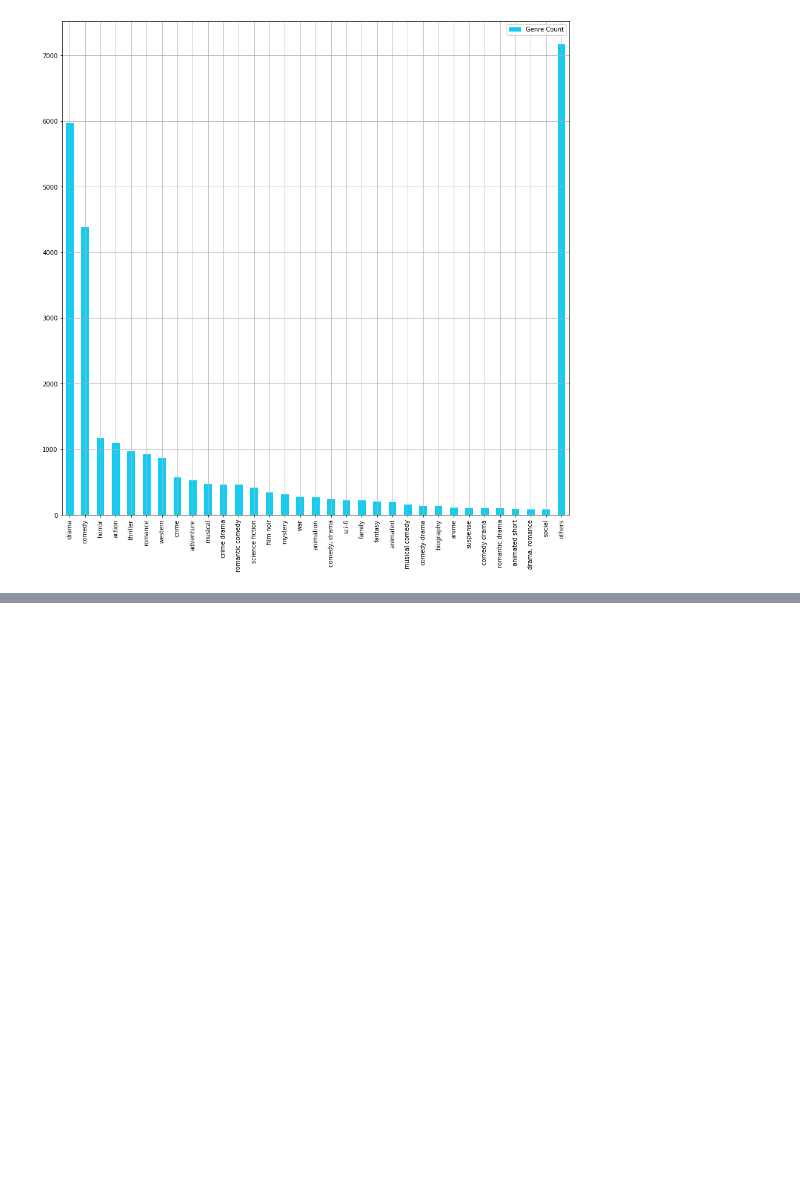
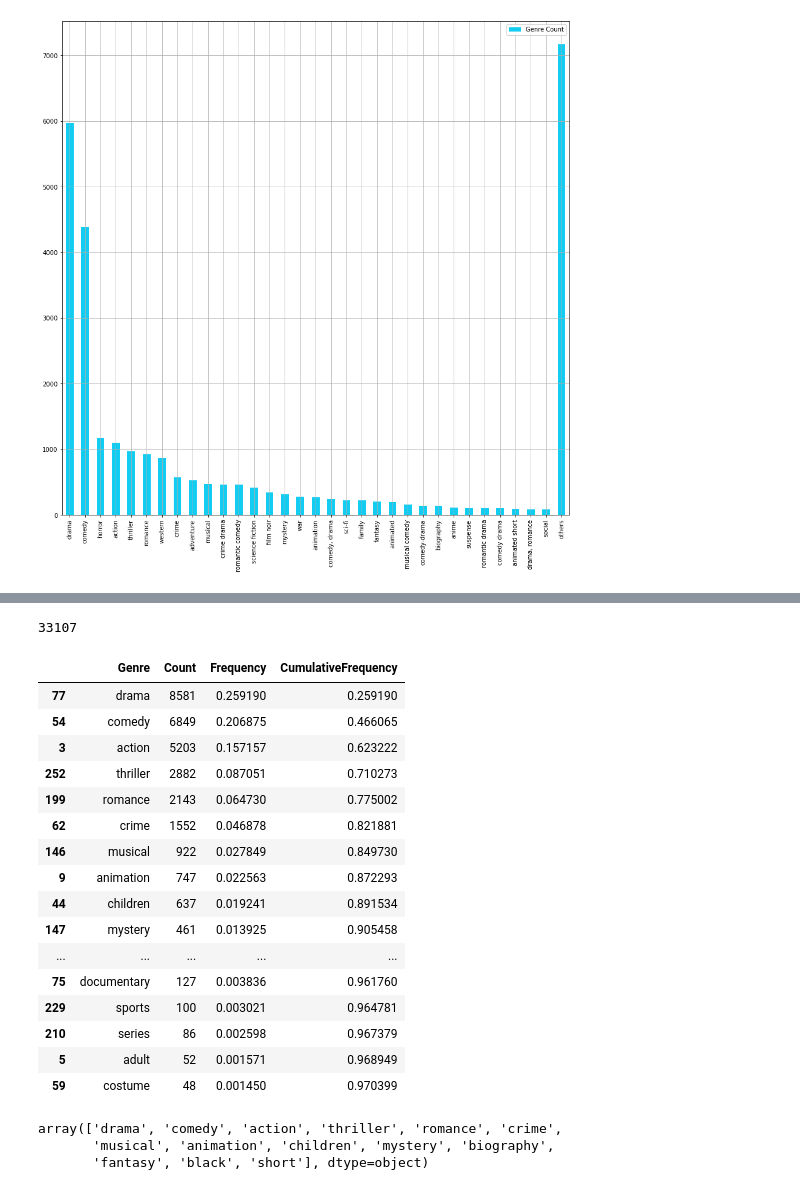
Before and after one commit to vedangj044/whattowatch, a Jupyter notebook: visualization_b.ipynb, the cells around one changed output, grey strips where cells are left out. Saved outputs shown, nothing was run; the diff lists cells and outputs as text; code cells hidden in the pictures; blank space fills up the shorter version.

```diff
--- a/visualization_b.ipynb
+++ b/visualization_b.ipynb
@@ -208,0 +662,3 @@ plt.savefig('foo2_1.png')
+# %%
+genres['Count']=1
+genres[['Genre','Count']].groupby(['Genre'], as_index=False).sum().sort_values(['Count'], ascending=False).head(10)
@@ -208,0 +715,33 @@ plt.savefig('foo2_1.png')
+# %%
+TotalCountGenres=sum(genres['Count'])
+TotalCountGenres
+# %% [output]
+33107
+# %%
+genres['Frequency'] = genres['Count']/TotalCountGenres
+genres['CumulativeFrequency'] = genres['Frequency'].cumsum()
+genres.head(20)
+# %% [output]
+|  | Genre | Count | Frequency | CumulativeFrequency |
+| 77 | drama | 8581 | 0.259190 | 0.259190 |
+| 54 | comedy | 6849 | 0.206875 | 0.466065 |
+| 3 | action | 5203 | 0.157157 | 0.623222 |
+| 252 | thriller | 2882 | 0.087051 | 0.710273 |
+| 199 | romance | 2143 | 0.064730 | 0.775002 |
+| 62 | crime | 1552 | 0.046878 | 0.821881 |
+| 146 | musical | 922 | 0.027849 | 0.849730 |
+| 9 | animation | 747 | 0.022563 | 0.872293 |
+| 44 | children | 637 | 0.019241 | 0.891534 |
+| 147 | mystery | 461 | 0.013925 | 0.905458 |
+| ... | ... | ... | ... | ... |
+| 75 | documentary | 127 | 0.003836 | 0.961760 |
+| 229 | sports | 100 | 0.003021 | 0.964781 |
+| 210 | series | 86 | 0.002598 | 0.967379 |
+| 5 | adult | 52 | 0.001571 | 0.968949 |
+| 59 | costume | 48 | 0.001450 | 0.970399 |
+# %%
+np.array(genres[genres['CumulativeFrequency']<=.957]['Genre'])
+# %% [output]
+array(['drama', 'comedy', 'action', 'thriller', 'romance', 'crime',
+       'musical', 'animation', 'children', 'mystery', 'biography',
+       'fantasy', 'black', 'short'], dtype=object)
```
Also changed, not shown: parts of 27 cells of this notebook, 1 other file.
